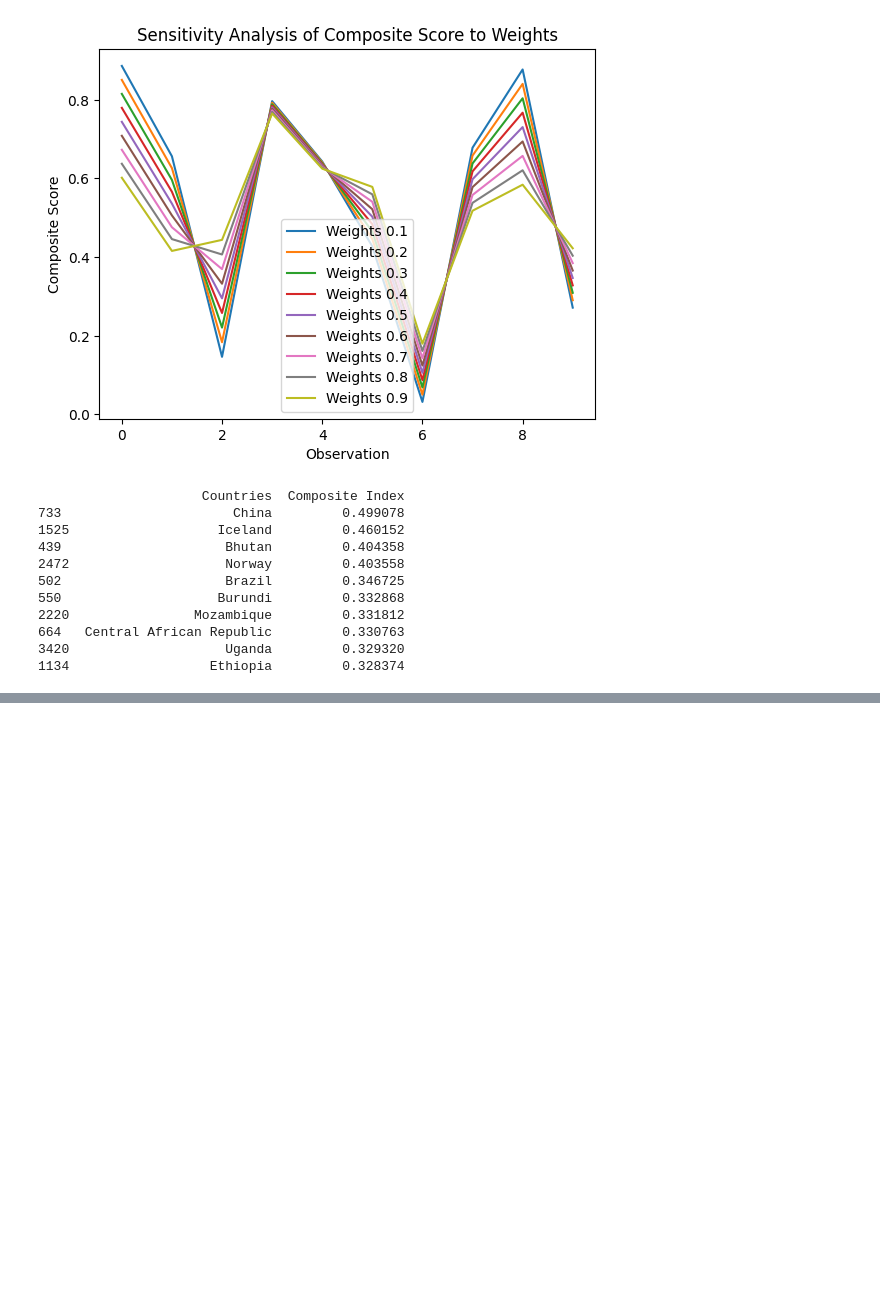
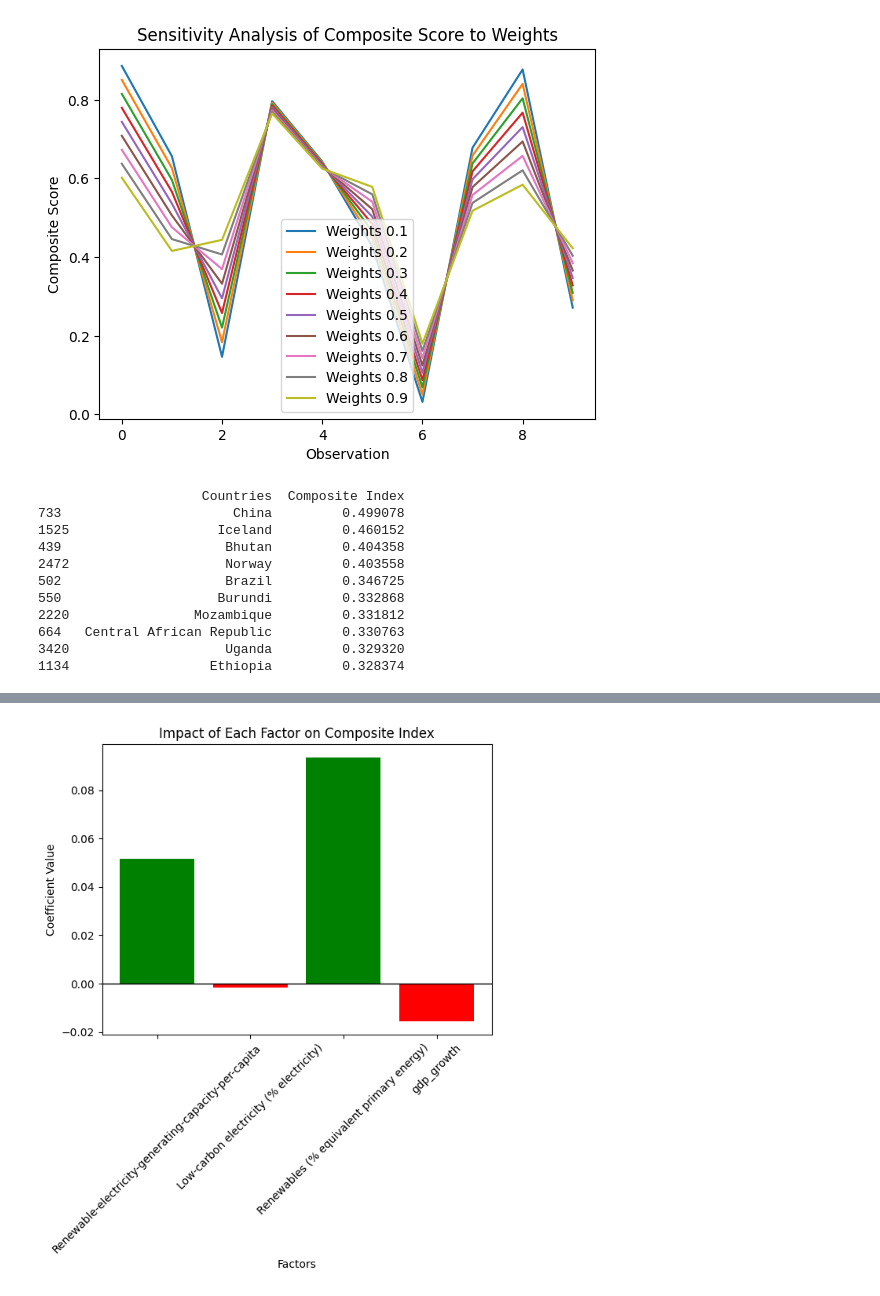
Before and after one commit to Annas-khan424/Data-visualisation, a Jupyter notebook: main.ipynb, the cells around one changed output, grey strips where cells are left out. Saved outputs shown, nothing was run; the diff lists cells and outputs as text; code cells hidden in the pictures; blank space fills up the shorter version.

```diff
--- a/main.ipynb
+++ b/main.ipynb
@@ -1104,0 +1226,23 @@ print(top_10_countries)
+# %%
+
+# Define Y and X
+Y = df['Composite Index']
+X = df[[ 'Renewable-electricity-generating-capacity-per-capita','Low-carbon electricity (% electricity)', 'Renewables (% equivalent primary energy)','gdp_growth']]
+X = sm.add_constant(X)  # include intercept
+
+# Fit the OLS model
+model = sm.OLS(Y, X).fit()
+
+# Get the coefficients (excluding the constant term)
+coef = model.params[1:]
+
+# Plotting the coefficients
+plt.bar(coef.index, coef.values, color=['green' if c >= 0 else 'red' for c in coef.values])
+plt.title('Impact of Each Factor on Composite Index')
+plt.xlabel('Factors')
+plt.ylabel('Coefficient Value')
+plt.axhline(y=0, color='black', linewidth=1)
+plt.xticks(rotation=45)  # Rotate x-axis labels for better visibility
+plt.show()
+# %% [output]
+[figure, added]
```
Also changed, not shown: parts of 5 cells of this notebook.
